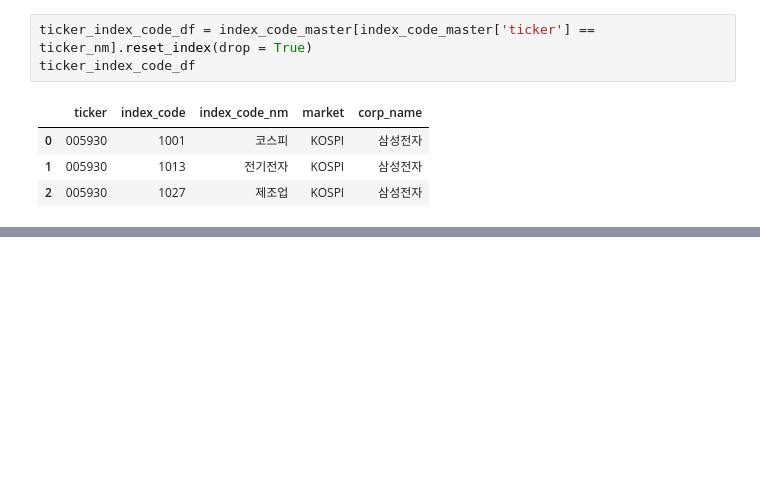
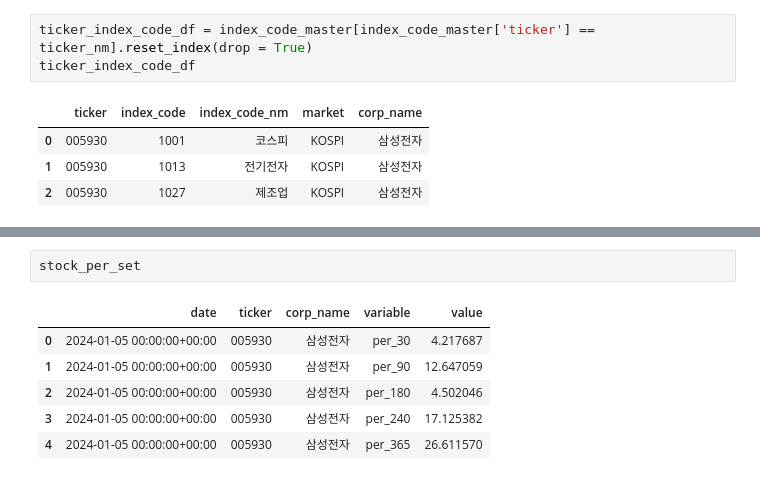
Before and after one commit to Unfinishedgod/finance_mlops, a Jupyter notebook: jupyter/indicator_setup.ipynb, the cells around one changed output, grey strips where cells are left out. Drawn from its saved outputs; the diff is of its cells as text; blank space fills up the shorter version.

```diff
--- a/jupyter/indicator_setup.ipynb
+++ b/jupyter/indicator_setup.ipynb
@@ -269,0 +361,9 @@ index_code_master = pd.read_csv('data_crawler/index_code_master/index_code_maste
+# %%
+stock_per_set
+# %% [output]
+|  | date | ticker | corp_name | variable | value |
+| 0 | 2024-01-05 00:00:00+00:00 | 005930 | 삼성전자 | per_30 | 4.217687 |
+| 1 | 2024-01-05 00:00:00+00:00 | 005930 | 삼성전자 | per_90 | 12.647059 |
+| 2 | 2024-01-05 00:00:00+00:00 | 005930 | 삼성전자 | per_180 | 4.502046 |
+| 3 | 2024-01-05 00:00:00+00:00 | 005930 | 삼성전자 | per_240 | 17.125382 |
+| 4 | 2024-01-05 00:00:00+00:00 | 005930 | 삼성전자 | per_365 | 26.611570 |
```
Also changed, not shown: parts of 19 cells of this notebook, 1 other file.
